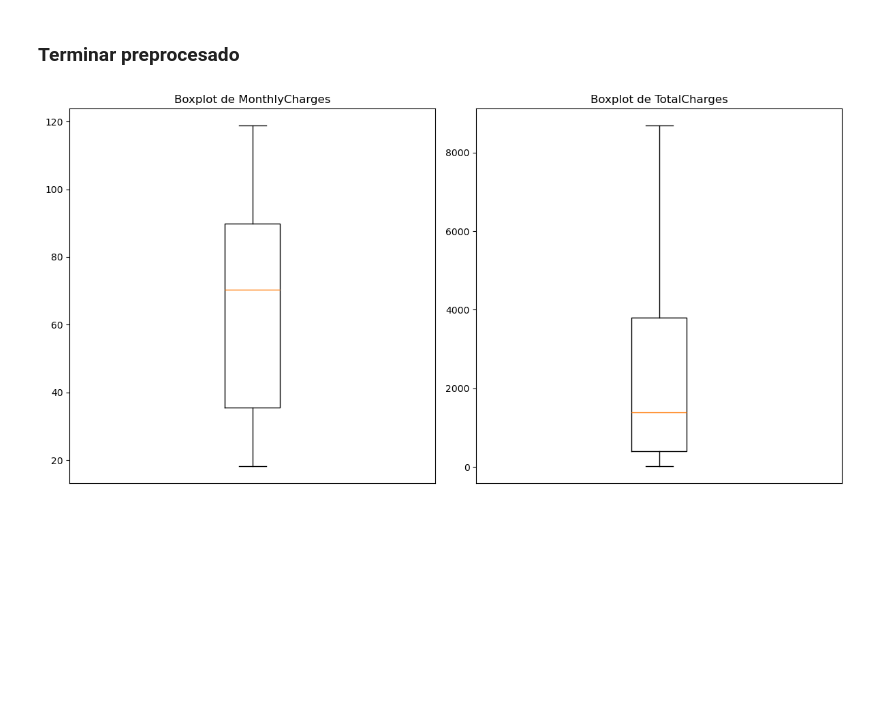
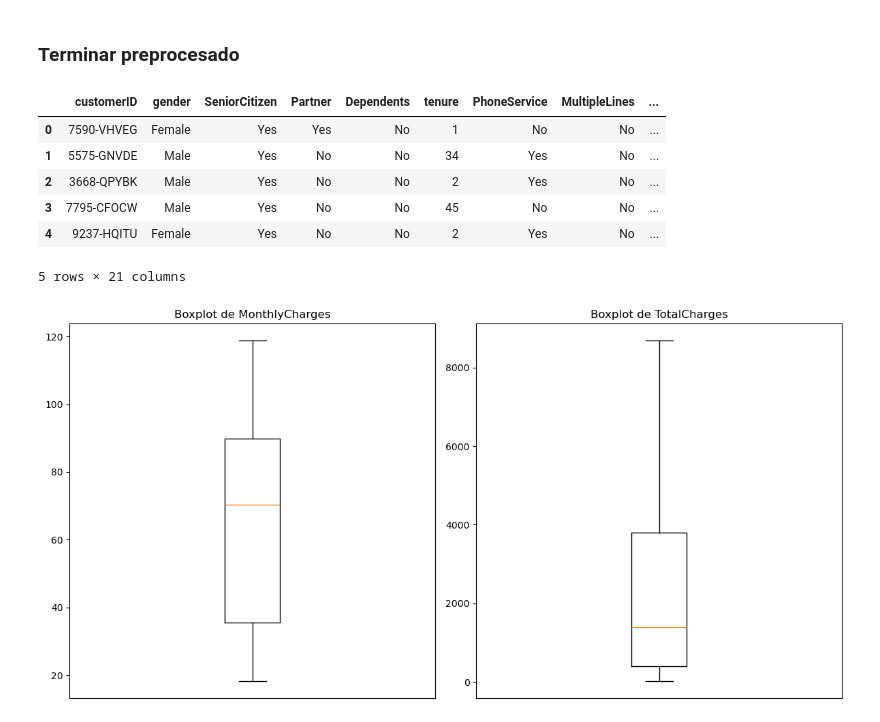
Before and after one commit to andressj1/Prueba-Tecnica, a Jupyter notebook: Prueba_Técnica_Cpocket.ipynb, the cells around one changed output. Saved outputs shown, nothing was run; the diff lists cells and outputs as text; code cells hidden in the pictures; blank space fills up the shorter version.

```diff
--- a/Prueba_Técnica_Cpocket.ipynb
+++ b/Prueba_Técnica_Cpocket.ipynb
@@ -308,3 +339,19 @@ fnc.vovsnum(df, 'Churn', 'MonthlyCharges')
 # %%
 # Reemplazar "No internet service" y "No phone service" por "No"
 df.replace(['No internet service', 'No phone service'], 'No', inplace=True)
+# %%
+# Asignar categoria a "SeniorCitizen"
+SeniorCitizen = {
+    0:'Yes',
+    1:'No'}
+df.SeniorCitizen = df.SeniorCitizen.replace(SeniorCitizen)
+# %%
+df.head()
+# %% [output]
+|  | customerID | gender | SeniorCitizen | Partner | Dependents | tenure | PhoneService | MultipleLines | ... |
+| 0 | 7590-VHVEG | Female | Yes | Yes | No | 1 | No | No | ... |
+| 1 | 5575-GNVDE | Male | Yes | No | No | 34 | Yes | No | ... |
+| 2 | 3668-QPYBK | Male | Yes | No | No | 2 | Yes | No | ... |
+| 3 | 7795-CFOCW | Male | Yes | No | No | 45 | No | No | ... |
+| 4 | 9237-HQITU | Female | Yes | No | No | 2 | Yes | No | ... |
+5 rows × 21 columns
```
Also changed, not shown: parts of 29 cells of this notebook, 1 other file.
